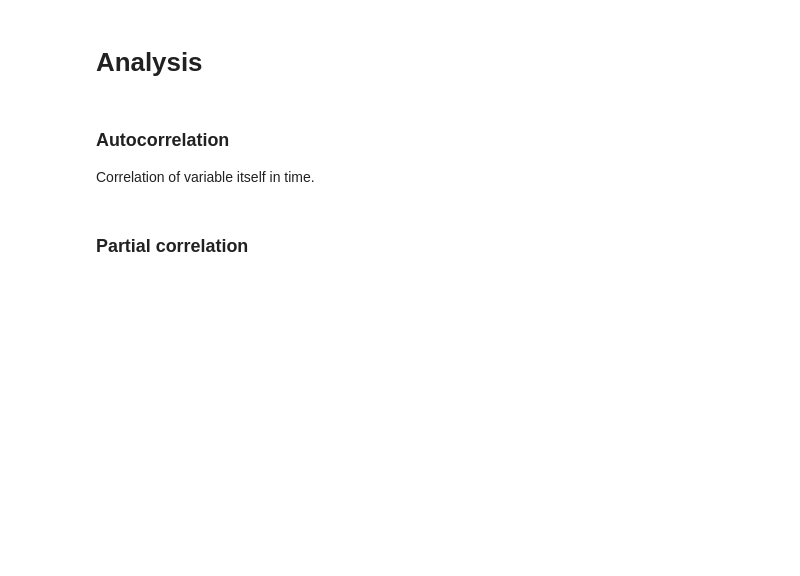
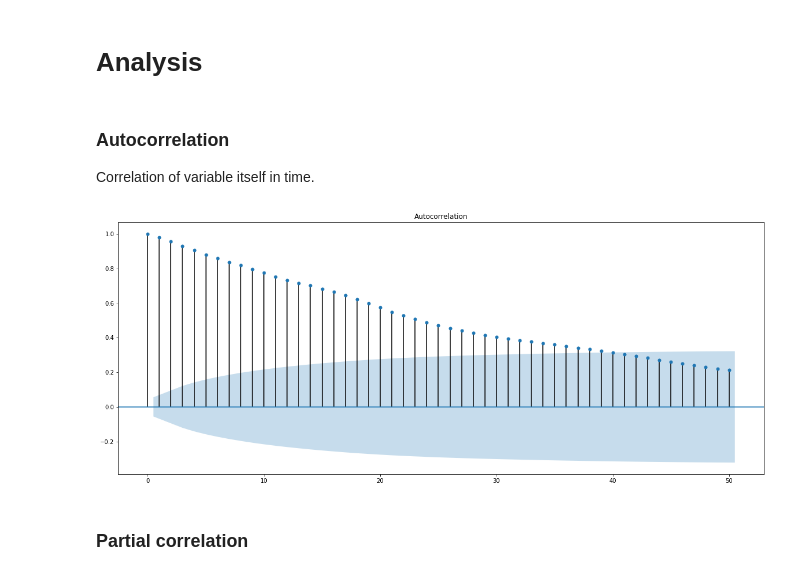
Before and after one commit to reibek/progn-semestral-work, a Jupyter notebook: Progonstics_Semestral_work.ipynb, the cells around one changed output. Drawn from its saved outputs; the diff is of its cells as text; code cells hidden in the pictures; blank space fills up the shorter version.

```diff
--- a/Progonstics_Semestral_work.ipynb
+++ b/Progonstics_Semestral_work.ipynb
@@ -295,7 +293,11 @@ plt.show()
 ### Autocorrelation
 Correlation of variable itself in time.
 # %%
+rcParams['figure.figsize'] = 20, 8
+
 plot_acf(dataset.Close, lags=50);
+# %% [output]
+[figure, added]
 # %% [markdown]
 ### Partial correlation
 # %%
```
Also changed, not shown: parts of 3 cells of this notebook.
